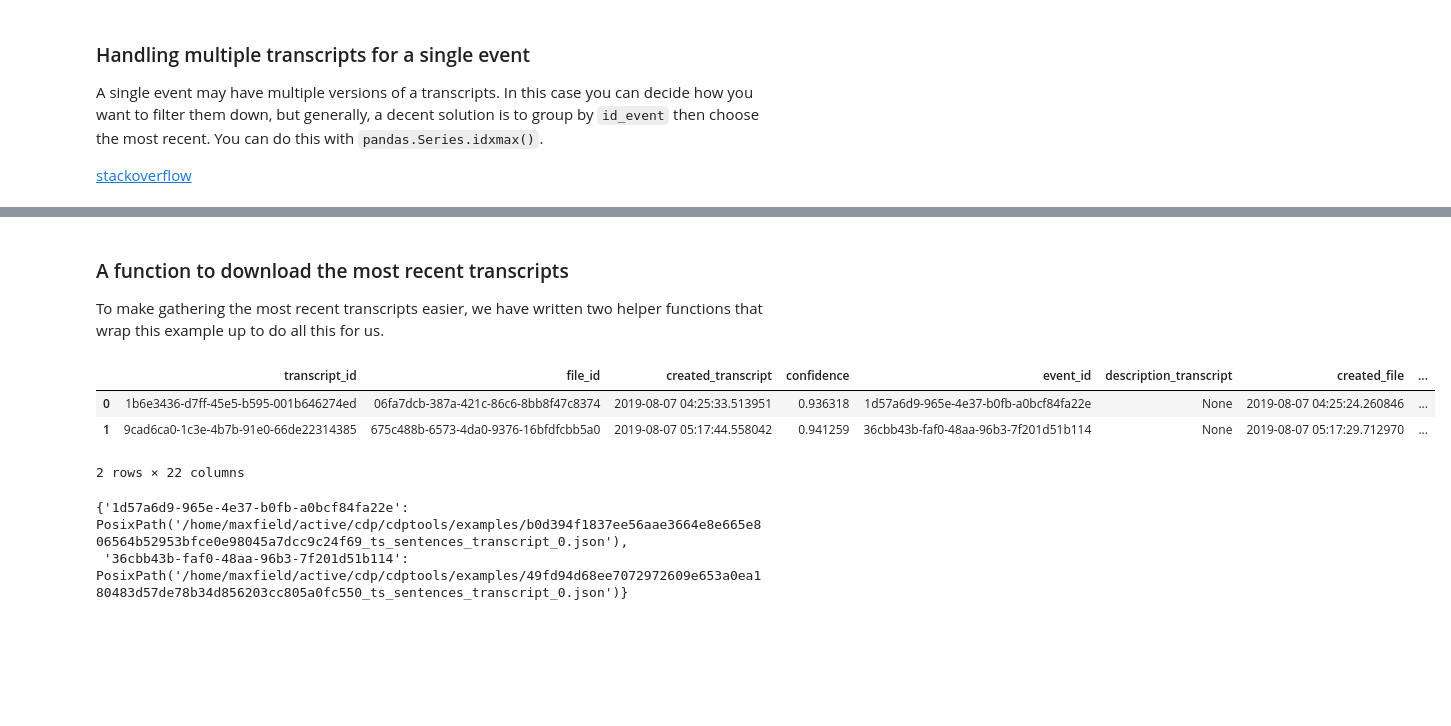
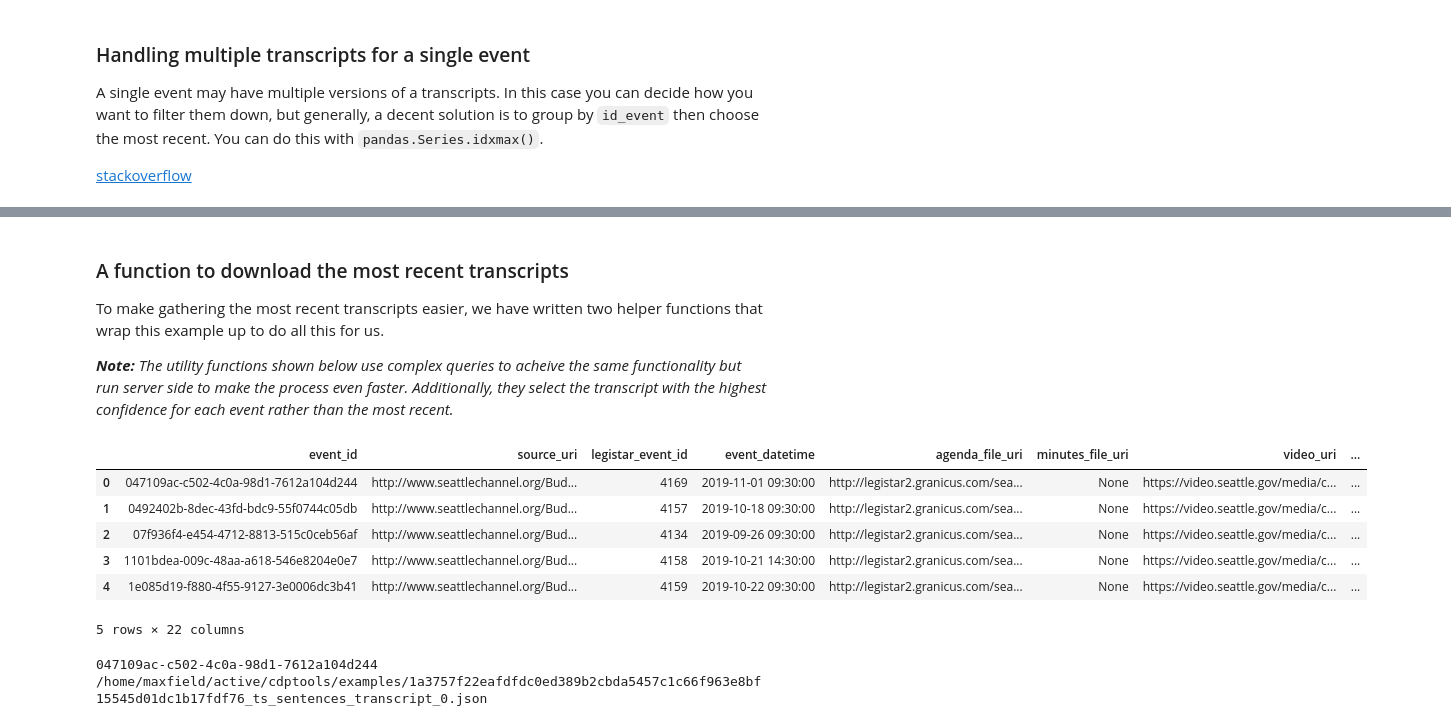
Before and after one commit to CouncilDataProject/cdptools_v2, a Jupyter notebook: examples/transcripts.ipynb, the cells around one changed output, grey strips where cells are left out. Cells and saved outputs as stored; diff of their text form; code cells hidden in the pictures; blank space fills up the shorter version.

```diff
--- a/examples/transcripts.ipynb
+++ b/examples/transcripts.ipynb
@@ -91,17 +100,23 @@ most_recent.head()
 ### A function to download the most recent transcripts
 
 To make gathering the most recent transcripts easier, we have written two helper functions that wrap this example up to do all this for us.
+
+_**Note:** The utility functions shown below use complex queries to acheive the same functionality but run server side to make the process even faster. Additionally, they select the transcript with the highest confidence for each event rather than the most recent._
 # %%
-transcript_manifest = seattle.get_most_recent_transcript_manifest()
+transcript_manifest = seattle.get_transcript_manifest()
 transcript_manifest.head()
 # %% [output]
-|  | transcript_id | file_id | created_transcript | confidence | event_id | description_transcript | created_file | ... |
-| 0 | 1b6e3436-d7ff-45e5-b595-001b646274ed | 06fa7dcb-387a-421c-86c6-8bb8f47c8374 | 2019-08-07 04:25:33.513951 | 0.936318 | 1d57a6d9-965e-4e37-b0fb-a0bcf84fa22e | None | 2019-08-07 04:25:24.260846 | ... |
-| 1 | 9cad6ca0-1c3e-4b7b-91e0-66de22314385 | 675c488b-6573-4da0-9376-16bfdfcbb5a0 | 2019-08-07 05:17:44.558042 | 0.941259 | 36cbb43b-faf0-48aa-96b3-7f201d51b114 | None | 2019-08-07 05:17:29.712970 | ... |
+|  | event_id | source_uri | legistar_event_id | event_datetime | agenda_file_uri | minutes_file_uri | video_uri | ... |
+| 0 | 047109ac-c502-4c0a-98d1-7612a104d244 | http://www.seattlechannel.org/Bud... | 4169 | 2019-11-01 09:30:00 | http://legistar2.granicus.com/sea... | None | https://video.seattle.gov/media/c... | ... |
+| 1 | 0492402b-8dec-43fd-bdc9-55f0744c05db | http://www.seattlechannel.org/Bud... | 4157 | 2019-10-18 09:30:00 | http://legistar2.granicus.com/sea... | None | https://video.seattle.gov/media/c... | ... |
+| 2 | 07f936f4-e454-4712-8813-515c0ceb56af | http://www.seattlechannel.org/Bud... | 4134 | 2019-09-26 09:30:00 | http://legistar2.granicus.com/sea... | None | https://video.seattle.gov/media/c... | ... |
+| 3 | 1101bdea-009c-48aa-a618-546e8204e0e7 | http://www.seattlechannel.org/Bud... | 4158 | 2019-10-21 14:30:00 | http://legistar2.granicus.com/sea... | None | https://video.seattle.gov/media/c... | ... |
+| 4 | 1e085d19-f880-4f55-9127-3e0006dc3b41 | http://www.seattlechannel.org/Bud... | 4159 | 2019-10-22 09:30:00 | http://legistar2.granicus.com/sea... | None | https://video.seattle.gov/media/c... | ... |
-2 rows × 22 columns
+5 rows × 22 columns
-# %%
-event_corpus_map = seattle.download_most_recent_transcripts()
-event_corpus_map
-# %% [output]
-{'1d57a6d9-965e-4e37-b0fb-a0bcf84fa22e': PosixPath('/home/maxfield/active/cdp/cdptools/examples/b0d394f1837ee56aae3664e8e665e806564b52953bfce0e98045a7dcc9c24f69_ts_sentences_transcript_0.json'),
- '36cbb43b-faf0-48aa-96b3-7f201d51b114': PosixPath('/home/maxfield/active/cdp/cdptools/examples/49fd94d68ee7072972609e653a0ea180483d57de78b34d856203cc805a0fc550_ts_sentences_transcript_0.json')}
+# %%
+event_corpus_map = seattle.download_transcripts()
+for event_id, path in event_corpus_map.items():
+    print(event_id, path)
+    break
+# %% [output]
+047109ac-c502-4c0a-98d1-7612a104d244 /home/maxfield/active/cdptools/examples/1a3757f22eafdfdc0ed389b2cbda5457c1c66f963e8bf15545d01dc1b17fdf76_ts_sentences_transcript_0.json
```
Also changed, not shown: parts of 6 cells of this notebook, 13 other files.
